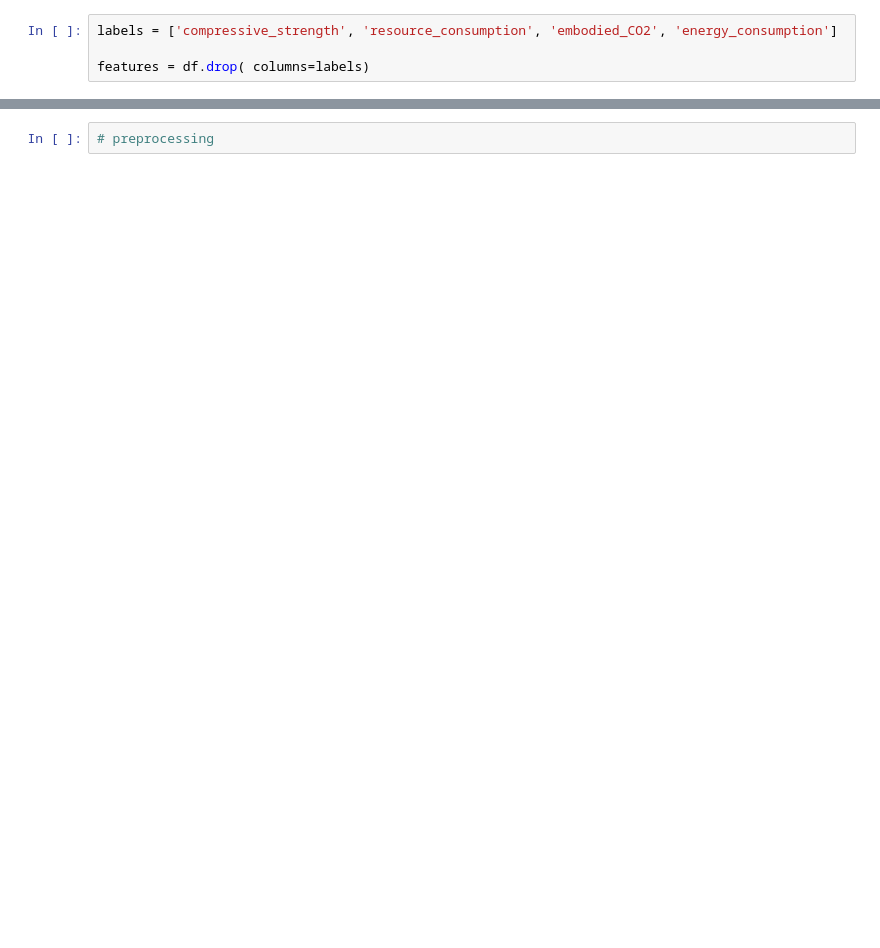
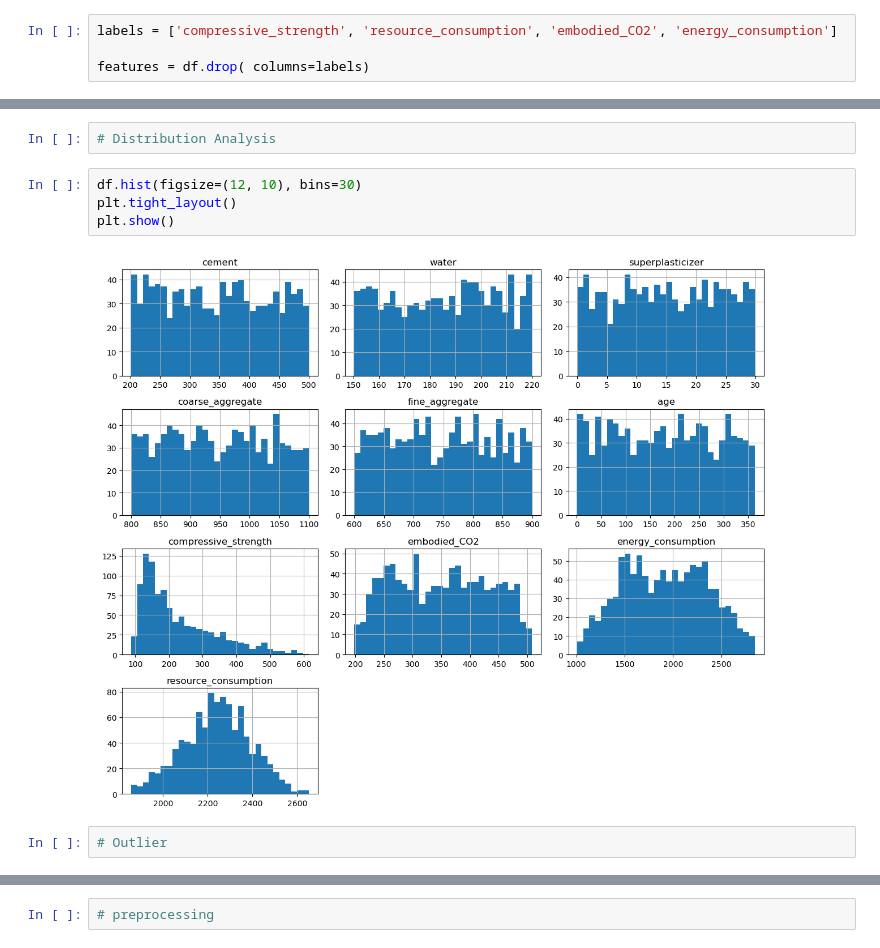
Before and after one commit to pariyaaf/sustainable_concrete_ml_optimization, a Jupyter notebook: notebook/ml.ipynb, the cells around one changed output, grey strips where cells are left out. Cells and saved outputs as stored; diff of their text form; blank space fills up the shorter version.

Commit message:
Extend EDA with distribution analysis and outlier detection across numerical features

```diff
--- a/notebook/ml.ipynb
+++ b/notebook/ml.ipynb
@@ -153,0 +158,10 @@ for target in labels:
+# %%
+# Distribution Analysis
+# %%
+df.hist(figsize=(12, 10), bins=30)
+plt.tight_layout()
+plt.show()
+# %% [output]
+[figure, added]
+# %%
+# Outlier
```
Also changed, not shown: parts of 8 cells of this notebook.
